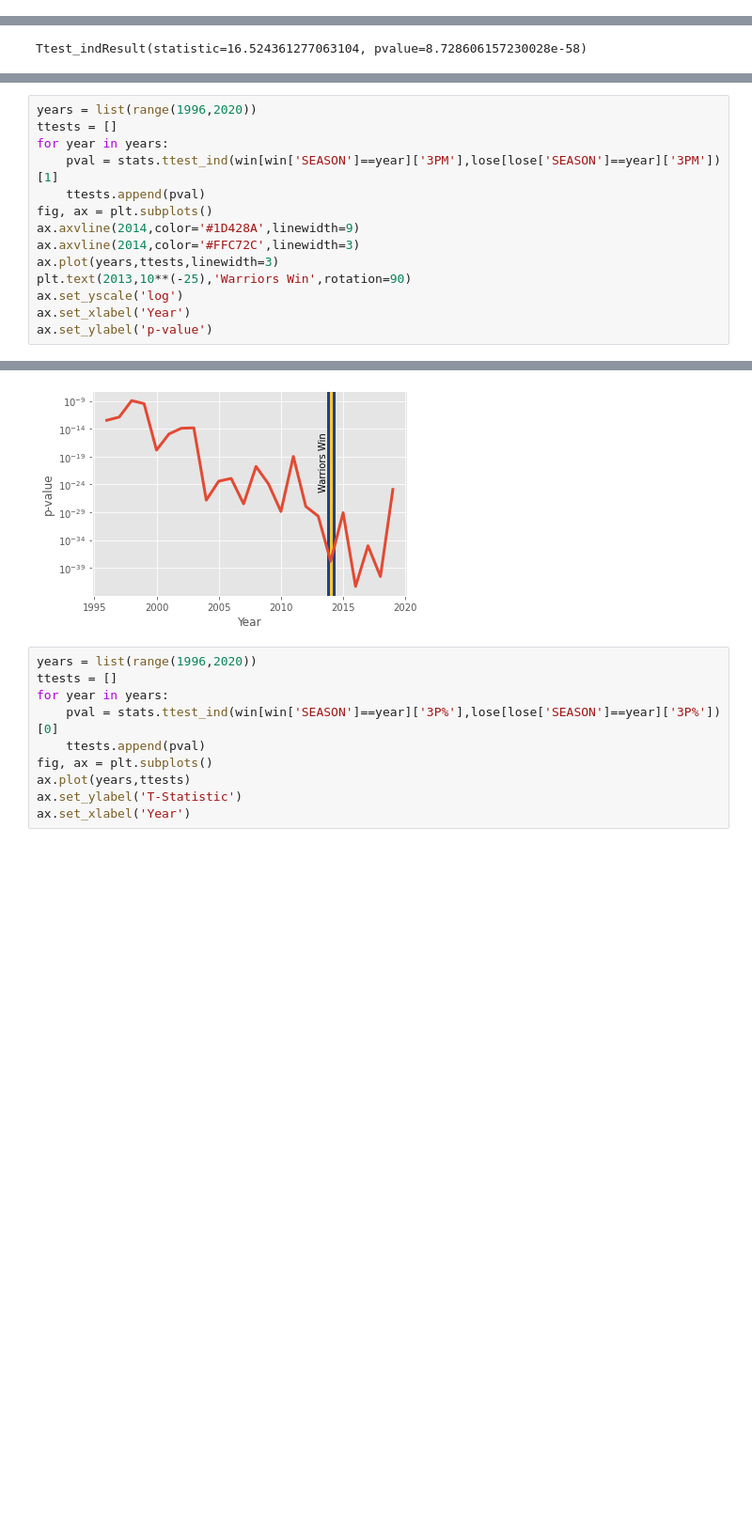
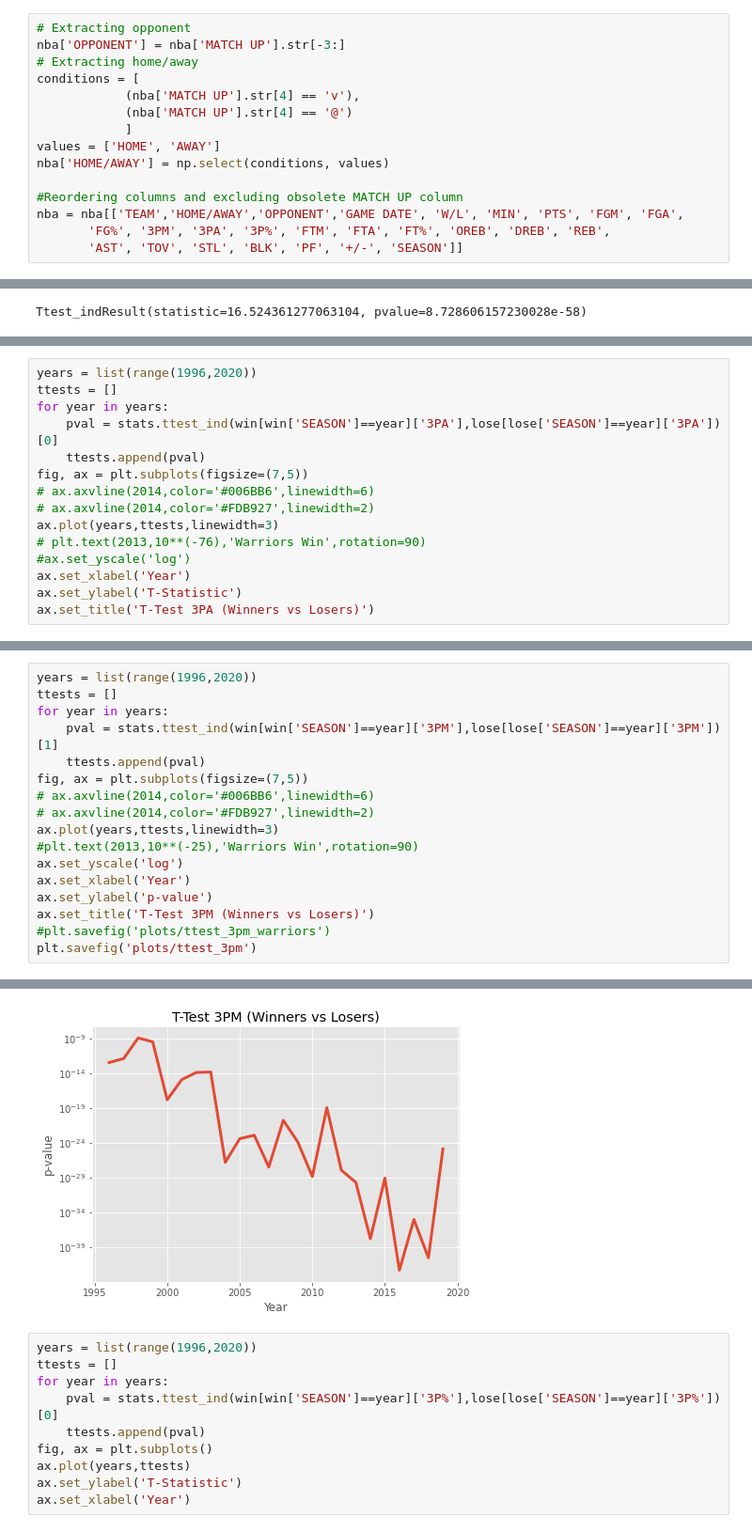
Before and after one commit to Nick-Henderson/nba-3pt-analysis, a Jupyter notebook: nba-eda.ipynb, the cells around one changed output, grey strips where cells are left out. Shown at 94% size. Drawn from its saved outputs; the diff is of its cells as text; blank space fills up the shorter version.

```diff
--- a/nba-eda.ipynb
+++ b/nba-eda.ipynb
@@ -43,3 +43,18 @@ Index(['TEAM', 'MATCH UP', 'GAME DATE', 'W/L', 'MIN', 'PTS', 'FGM', 'FGA',
        'FG%', '3PM', '3PA', '3P%', 'FTM', 'FTA', 'FT%', 'OREB', 'DREB', 'REB',
        'AST', 'TOV', 'STL', 'BLK', 'PF', '+/-', 'SEASON'],
       dtype='object')
+# %%
+# Extracting opponent
+nba['OPPONENT'] = nba['MATCH UP'].str[-3:]
+# Extracting home/away
+conditions = [
+            (nba['MATCH UP'].str[4] == 'v'),
+            (nba['MATCH UP'].str[4] == '@')
+            ]
+values = ['HOME', 'AWAY']
+nba['HOME/AWAY'] = np.select(conditions, values)
+
+#Reordering columns and excluding obsolete MATCH UP column
+nba = nba[['TEAM','HOME/AWAY','OPPONENT','GAME DATE', 'W/L', 'MIN', 'PTS', 'FGM', 'FGA',
+       'FG%', '3PM', '3PA', '3P%', 'FTM', 'FTA', 'FT%', 'OREB', 'DREB', 'REB',
+       'AST', 'TOV', 'STL', 'BLK', 'PF', '+/-', 'SEASON']]
@@ -217,0 +273,15 @@ Text(0.5, 1.0, 'Difference in 3P% (Winners vs Losers)')
+# %%
+years = list(range(1996,2020))
+ttests = []
+for year in years:
+    pval = stats.ttest_ind(win[win['SEASON']==year]['3PA'],lose[lose['SEASON']==year]['3PA'])[0]
+    ttests.append(pval)
+fig, ax = plt.subplots(figsize=(7,5))
+# ax.axvline(2014,color='#006BB6',linewidth=6)
+# ax.axvline(2014,color='#FDB927',linewidth=2)
+ax.plot(years,ttests,linewidth=3)
+# plt.text(2013,10**(-76),'Warriors Win',rotation=90)
+#ax.set_yscale('log')
+ax.set_xlabel('Year')
+ax.set_ylabel('T-Statistic')
+ax.set_title('T-Test 3PA (Winners vs Losers)')
@@ -221,12 +294,15 @@ ttests = []
 for year in years:
     pval = stats.ttest_ind(win[win['SEASON']==year]['3PM'],lose[lose['SEASON']==year]['3PM'])[1]
     ttests.append(pval)
-fig, ax = plt.subplots()
-ax.axvline(2014,color='#1D428A',linewidth=9)
-ax.axvline(2014,color='#FFC72C',linewidth=3)
+fig, ax = plt.subplots(figsize=(7,5))
+# ax.axvline(2014,color='#006BB6',linewidth=6)
+# ax.axvline(2014,color='#FDB927',linewidth=2)
 ax.plot(years,ttests,linewidth=3)
-plt.text(2013,10**(-25),'Warriors Win',rotation=90)
+#plt.text(2013,10**(-25),'Warriors Win',rotation=90)
 ax.set_yscale('log')
 ax.set_xlabel('Year')
 ax.set_ylabel('p-value')
+ax.set_title('T-Test 3PM (Winners vs Losers)')
+#plt.savefig('plots/ttest_3pm_warriors')
+plt.savefig('plots/ttest_3pm')
 # %% [output]
@@ -234,4 +309,4 @@ Text(0, 0.5, 'p-value')
-[figure, old version]
+[figure, new version]
 # %%
 years = list(range(1996,2020))
 ttests = []
```
Also changed, not shown: parts of 54 cells of this notebook, 17 other files.
